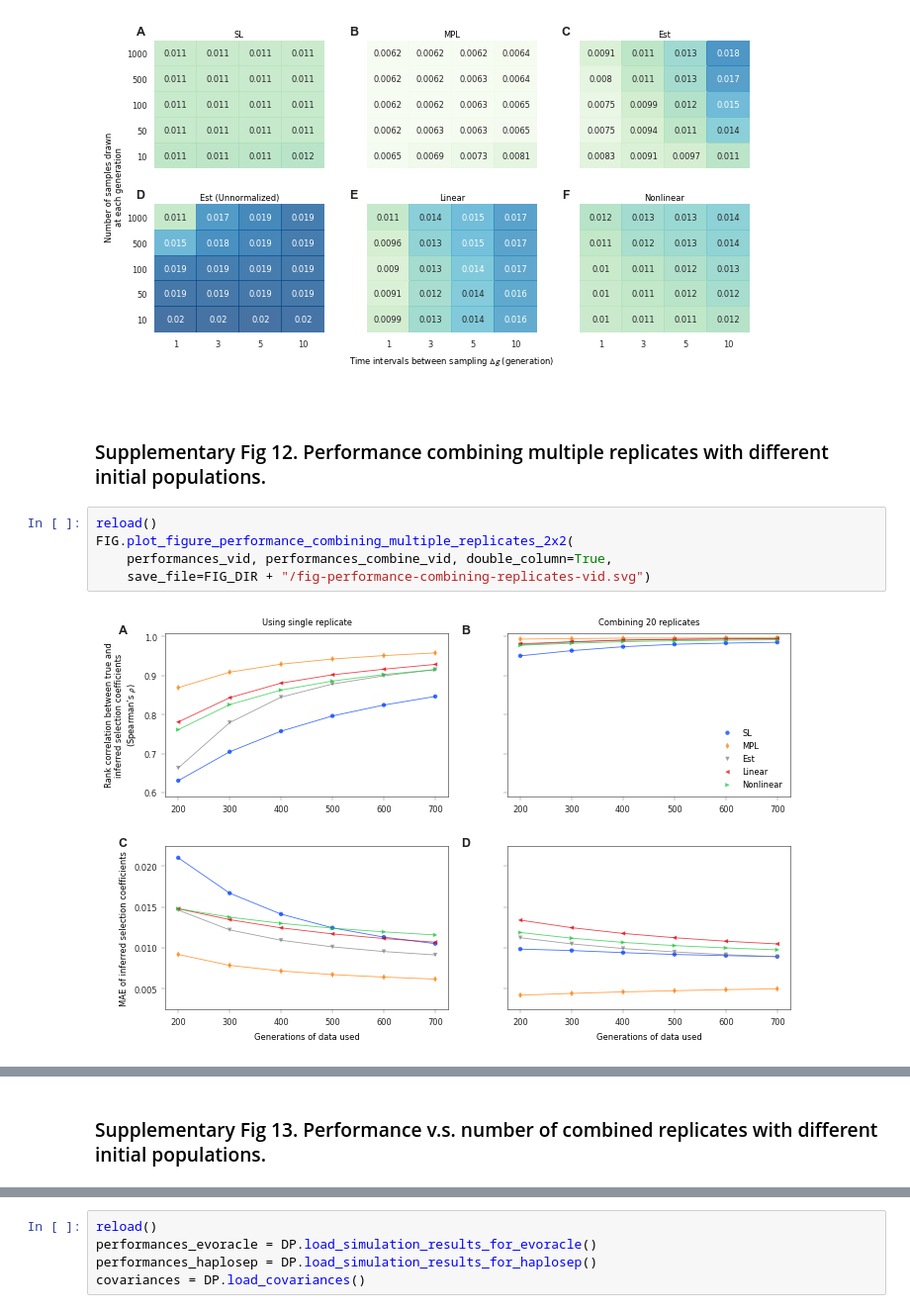
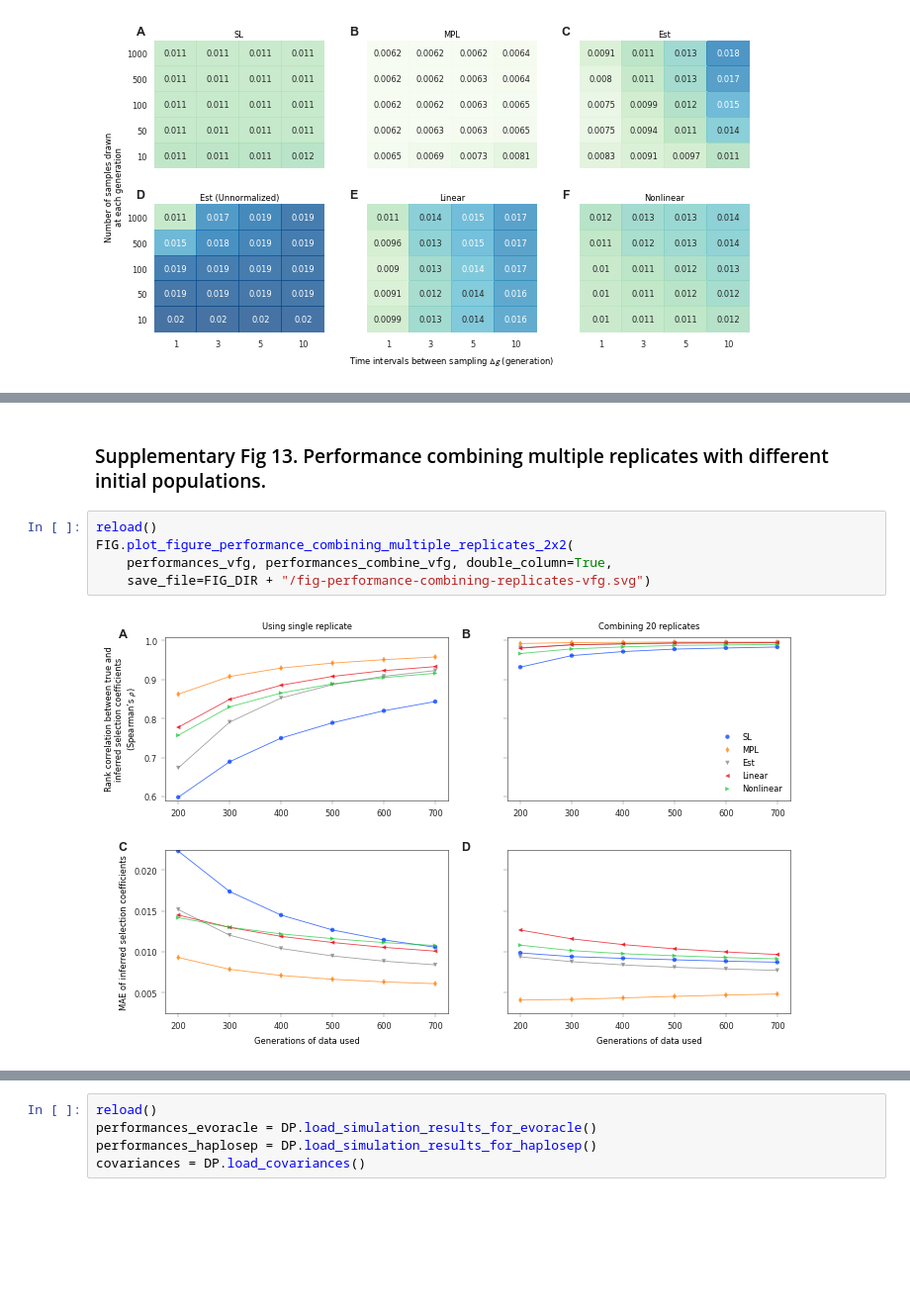
Before and after one commit to bartonlab/paper-covariance-estimation, a Jupyter notebook: figures.ipynb, the cells around one changed output, grey strips where cells are left out. Shown at 99% size. Cells and saved outputs as stored; diff of their text form; blank space fills up the shorter version.

```diff
--- a/figures.ipynb
+++ b/figures.ipynb
@@ -420,19 +422,15 @@ FIG.plot_supplementary_figure_performance_all_methods(performances_vid,
     save_file=FIG_DIR + "/figs-MAE-all-methods-vid.svg")
 # %% [output]
 [figure]
-# %% [markdown]
-<a id='figs12'></a>
-# %% [markdown]
-### Supplementary Fig 12. Performance combining multiple replicates with different initial populations.
-# %%
-reload()
-FIG.plot_figure_performance_combining_multiple_replicates_2x2(
-    performances_vid, performances_combine_vid, double_column=True,
-    save_file=FIG_DIR + "/fig-performance-combining-replicates-vid.svg")
-# %% [output]
-[figure, removed]
 # %% [markdown]
 <a id='figs13'></a>
 # %% [markdown]
-### Supplementary Fig 13. Performance v.s. number of combined replicates with different initial populations.
+### Supplementary Fig 13. Performance combining multiple replicates with different initial populations.
+# %%
+reload()
+FIG.plot_figure_performance_combining_multiple_replicates_2x2(
+    performances_vfg, performances_combine_vfg, double_column=True,
+    save_file=FIG_DIR + "/fig-performance-combining-replicates-vfg.svg")
+# %% [output]
+[figure, added]
 # %%
```
Also changed, not shown: parts of 31 cells of this notebook, 36 other files.
